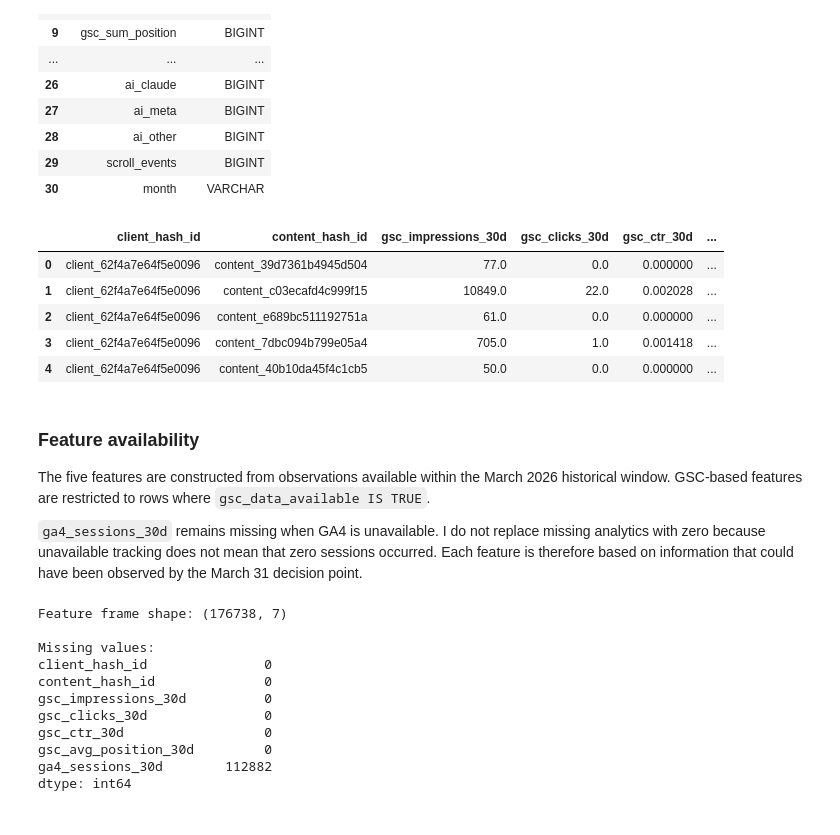
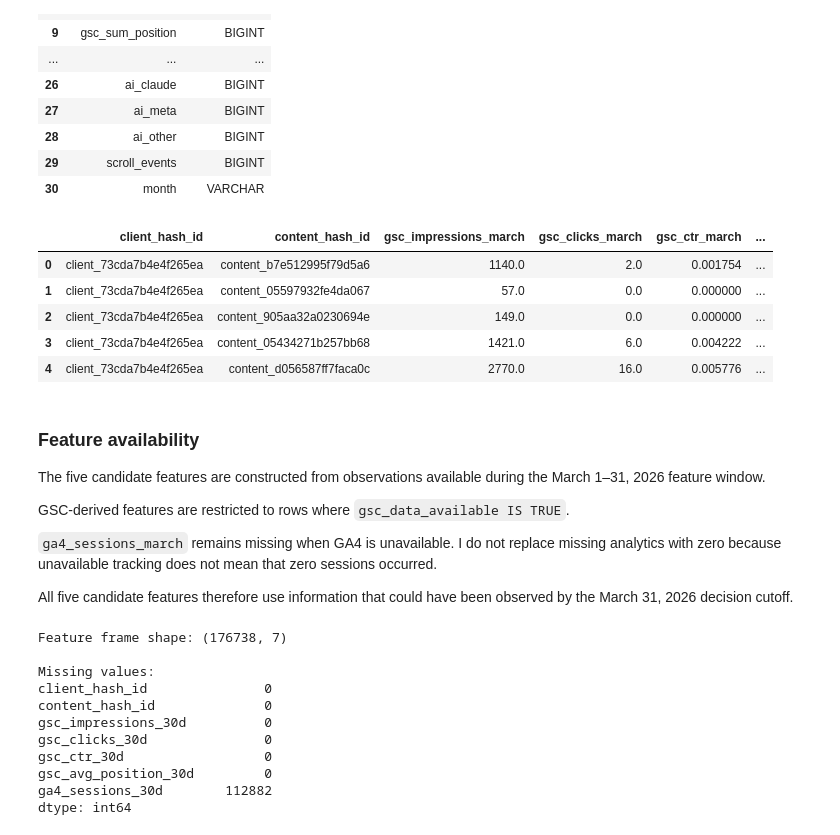
Before and after one commit to tayyba6/ML_Internship, a Jupyter notebook: work/notebooks/w03_data_contract.ipynb, the cells around one changed output. Cells and saved outputs as stored; diff of their text form; code cells hidden in the pictures.

```diff
--- a/work/notebooks/w03_data_contract.ipynb
+++ b/work/notebooks/w03_data_contract.ipynb
@@ -204,51 +209,58 @@ WITH march AS (
 SELECT
     client_hash_id,
     content_hash_id,
 
-    SUM(gsc_impressions) AS gsc_impressions_30d,
+    SUM(gsc_impressions) AS gsc_impressions_march,
 
-    SUM(gsc_clicks) AS gsc_clicks_30d,
+    SUM(gsc_clicks) AS gsc_clicks_march,
 
     CASE
         WHEN SUM(gsc_impressions) > 0
         THEN SUM(gsc_clicks) * 1.0 / SUM(gsc_impressions)
         ELSE NULL
-    END AS gsc_ctr_30d,
+    END AS gsc_ctr_march,
 
-    AVG(gsc_avg_position) AS gsc_avg_position_30d,
+    CASE
+        WHEN SUM(gsc_impressions) > 0
+        THEN SUM(gsc_sum_position) * 1.0 / SUM(gsc_impressions)
+        ELSE NULL
+    END AS gsc_avg_position_march,
 
     SUM(
         CASE
             WHEN ga4_data_available IS TRUE
             THEN ga4_sessions
             ELSE NULL
         END
-    ) AS ga4_sessions_30d
+    ) AS ga4_sessions_march
 
 FROM march
 
 GROUP BY
     client_hash_id,
     content_hash_id
 """
 
 features = con.sql(feature_sql).df()
 
 features.head()
 # %% [output]
-|  | client_hash_id | content_hash_id | gsc_impressions_30d | gsc_clicks_30d | gsc_ctr_30d | ... |
-| 0 | client_62f4a7e64f5e0096 | content_39d7361b4945d504 | 77.0 | 0.0 | 0.000000 | ... |
-| 1 | client_62f4a7e64f5e0096 | content_c03ecafd4c999f15 | 10849.0 | 22.0 | 0.002028 | ... |
-| 2 | client_62f4a7e64f5e0096 | content_e689bc511192751a | 61.0 | 0.0 | 0.000000 | ... |
-| 3 | client_62f4a7e64f5e0096 | content_7dbc094b799e05a4 | 705.0 | 1.0 | 0.001418 | ... |
-| 4 | client_62f4a7e64f5e0096 | content_40b10da45f4c1cb5 | 50.0 | 0.0 | 0.000000 | ... |
+|  | client_hash_id | content_hash_id | gsc_impressions_march | gsc_clicks_march | gsc_ctr_march | ... |
+| 0 | client_73cda7b4e4f265ea | content_b7e512995f79d5a6 | 1140.0 | 2.0 | 0.001754 | ... |
+| 1 | client_73cda7b4e4f265ea | content_05597932fe4da067 | 57.0 | 0.0 | 0.000000 | ... |
+| 2 | client_73cda7b4e4f265ea | content_905aa32a0230694e | 149.0 | 0.0 | 0.000000 | ... |
+| 3 | client_73cda7b4e4f265ea | content_05434271b257bb68 | 1421.0 | 6.0 | 0.004222 | ... |
+| 4 | client_73cda7b4e4f265ea | content_d056587ff7faca0c | 2770.0 | 16.0 | 0.005776 | ... |
 # %% [markdown]
 ### Feature availability
 
-The five features are constructed from observations available within the March 2026 historical window. GSC-based features are restricted to rows where `gsc_data_available IS TRUE`.
+The five candidate features are constructed from observations available during the March 1–31, 2026 feature window.
 
-`ga4_sessions_30d` remains missing when GA4 is unavailable. I do not replace missing analytics with zero because unavailable tracking does not mean that zero sessions occurred.
-Each feature is therefore based on information that could have been observed by the March 31 decision point.
+GSC-derived features are restricted to rows where `gsc_data_available IS TRUE`.
+
+`ga4_sessions_march` remains missing when GA4 is unavailable. I do not replace missing analytics with zero because unavailable tracking does not mean that zero sessions occurred.
+
+All five candidate features therefore use information that could have been observed by the March 31, 2026 decision cutoff.
 # %%
 print("Feature frame shape:", features.shape)
 print()
```
Also changed, not shown: parts of 29 cells of this notebook.
